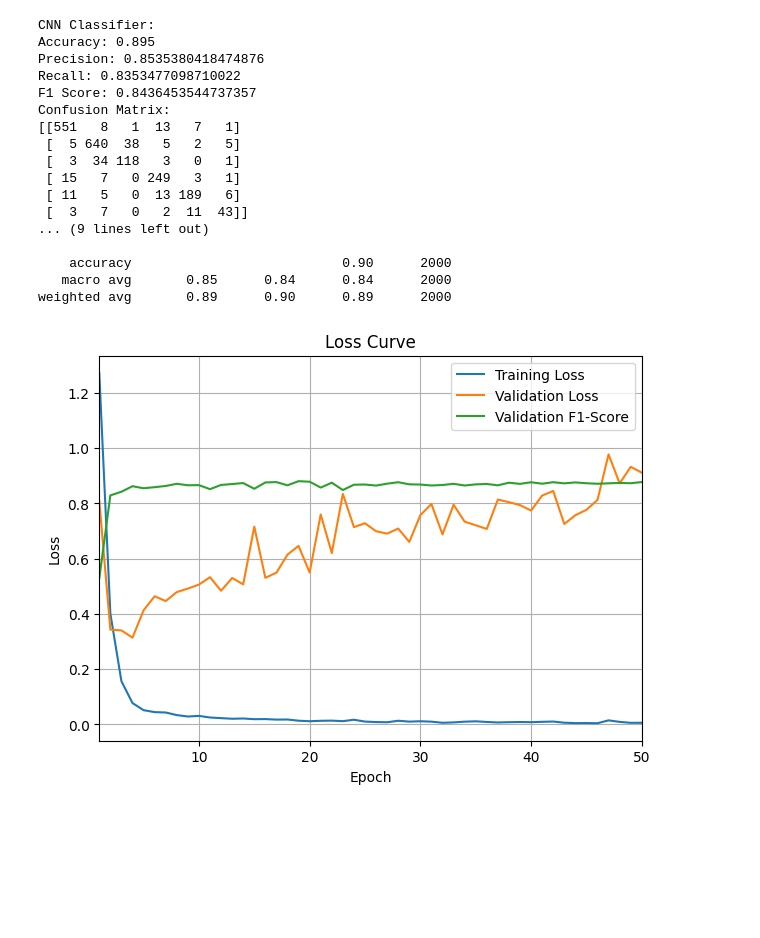
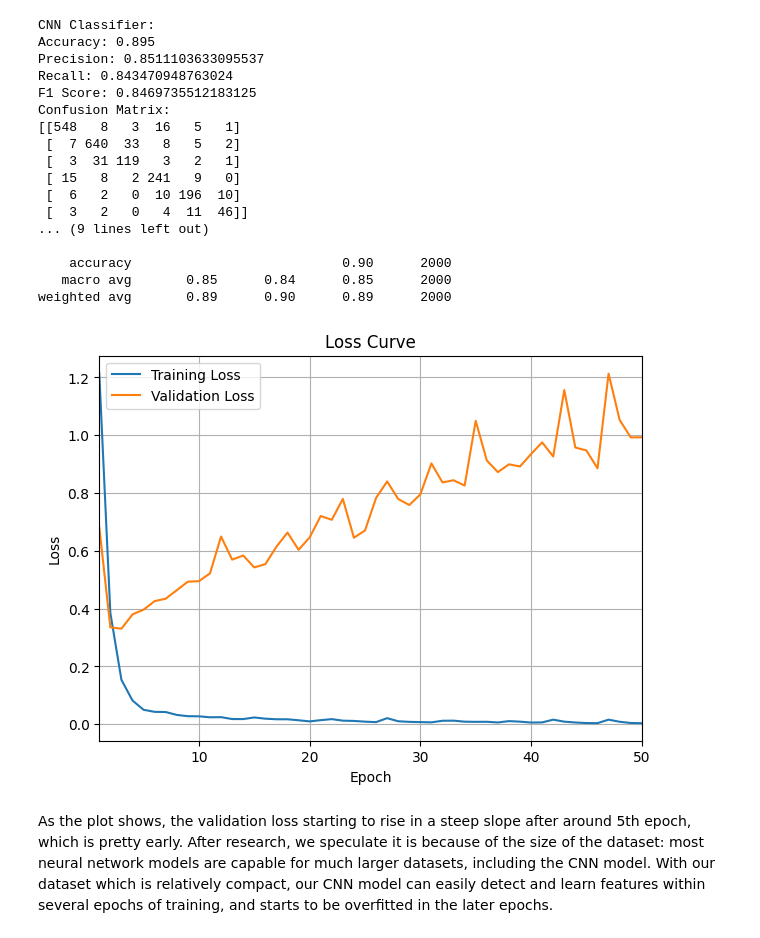
Before and after one commit to andrewannd/lstm-emotion-classification, a Jupyter notebook: CNN_training_loss_plot.ipynb, the cells around one changed output. Drawn from its saved outputs; the diff is of its cells as text; code cells hidden in the pictures; blank space fills up the shorter version.

```diff
--- a/CNN_training_loss_plot.ipynb
+++ b/CNN_training_loss_plot.ipynb
@@ -363,5 +331,5 @@ class CNN_Classifier(nn.Module):
         return f1_score(true, pred, average="macro")
 # %%
 classifier = CNN_Classifier()
-classifier.fit(train_instances, val_instances, epochs=5, batch_size=16)
+classifier.fit(train_instances, val_instances, epochs=50, batch_size=16)
 # %% [output]
@@ -383,35 +351,36 @@ f1_test = classifier.evaluate(test_instances, batch_size=16)
 # %% [output]
 CNN Classifier:
 Accuracy: 0.895
-Precision: 0.8535380418474876
-Recall: 0.8353477098710022
-F1 Score: 0.8436453544737357
+Precision: 0.8511103633095537
+Recall: 0.843470948763024
+F1 Score: 0.8469735512183125
 Confusion Matrix:
-[[551   8   1  13   7   1]
- [  5 640  38   5   2   5]
- [  3  34 118   3   0   1]
- [ 15   7   0 249   3   1]
- [ 11   5   0  13 189   6]
- [  3   7   0   2  11  43]]
+[[548   8   3  16   5   1]
+ [  7 640  33   8   5   2]
+ [  3  31 119   3   2   1]
+ [ 15   8   2 241   9   0]
+ [  6   2   0  10 196  10]
+ [  3   2   0   4  11  46]]
 ... (9 lines left out)
 
     accuracy                           0.90      2000
-   macro avg       0.85      0.84      0.84      2000
+   macro avg       0.85      0.84      0.85      2000
 weighted avg       0.89      0.90      0.89      2000
 # %%
 # === Plot Training and Validation Loss ===
 
 plt.figure(figsize=(7, 5))
 x_values = np.arange(1, len(classifier.train_losses) + 1)
 plt.plot(x_values, classifier.train_losses, label='Training Loss')
 plt.plot(x_values, classifier.val_losses, label='Validation Loss')
-plt.plot(x_values, classifier.val_score, label='Validation F1-Score')
 plt.xlabel("Epoch")
 plt.ylabel("Loss")
 plt.title("Loss Curve")
 plt.xlim(1, 50)
 plt.legend()
 plt.grid(True)
 plt.show()
 # %% [output]
-[figure, old version]
+[figure, new version]
+# %% [markdown]
+As the plot shows, the validation loss starting to rise in a steep slope after around 5th epoch, which is pretty early. After research, we speculate it is because of the size of the dataset: most neural network models are capable for much larger datasets, including the CNN model. With our dataset which is relatively compact, our CNN model can easily detect and learn features within several epochs of training, and starts to be overfitted in the later epochs.
```
Also changed, not shown: parts of 7 cells of this notebook, 4 other files.
